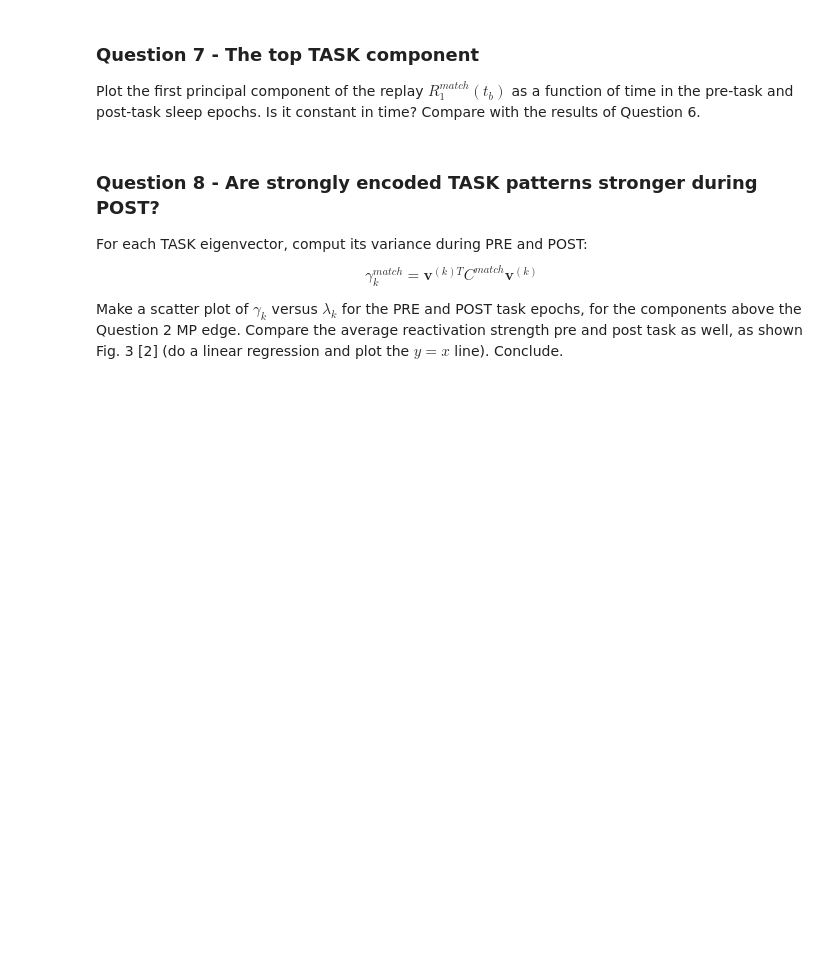
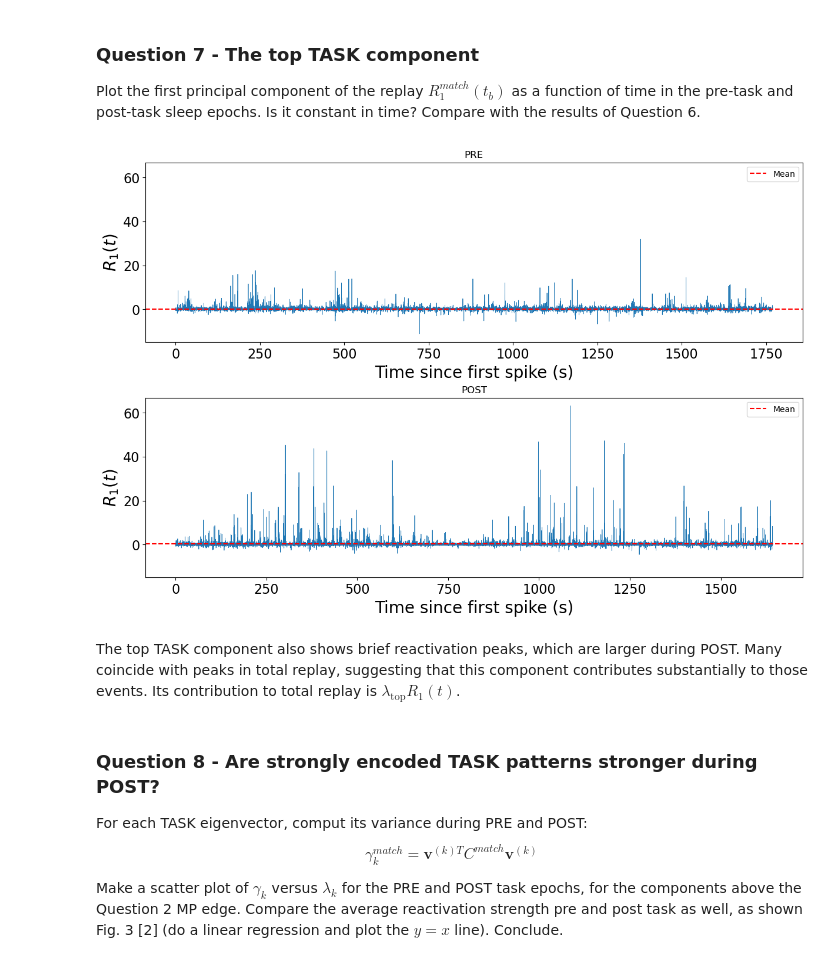
Before and after one commit to Marshhall/Sleep_Neural_Replay, a Jupyter notebook: main.ipynb, the cells around one changed output. Drawn from its saved outputs; the diff is of its cells as text; code cells hidden in the pictures; blank space fills up the shorter version.

```diff
--- a/main.ipynb
+++ b/main.ipynb
@@ -475,6 +502,54 @@ it constant in time? Compare with the results in Fig. 2 of Ref. [2].
 
 Plot the first principal component of the replay $R^{match}_1(t_b)$ as a function of time in the pre-task and post-task sleep epochs. Is
 it constant in time? Compare with the results of Question 6.
+# %%
+_, evecs_task = np.linalg.eigh(C_task)
+v_top = evecs_task[:, -1]
+
+replay_top = {}
+
+fig, axes = plt.subplots(
+    2, 1, figsize=(12, 8),
+    sharey=True, constrained_layout=True
+)
+
+for ax, label, path in zip(
+    axes,
+    ("PRE", "POST"),
+    (datapaths[0], datapaths[2])
+):
+    S_match = bin_spikes(np.loadtxt(path))
+    Y_match = (
+        (S_match - S_match.mean(axis=0))
+        / S_match.std(axis=0, ddof=1)
+    )
+
+    # Projection onto the top TASK component.
+    projection = Y_match @ v_top
+
+    # Remove individual-neuron terms, leaving pairwise contributions.
+    self_terms = np.sum((Y_match * v_top)**2, axis=1)
+    replay_top[label] = 0.5 * (projection**2 - self_terms)
+
+    times = (
+        np.arange(len(replay_top[label])) + 0.5
+    ) * DT_SECONDS
+
+    ax.plot(times, replay_top[label], lw=0.6)
+    ax.axhline(
+        replay_top[label].mean(),
+        color="red", linestyle="--", label="Mean"
+    )
+    ax.set_title(label)
+    ax.set_xlabel("Time since first spike (s)")
+    ax.set_ylabel(r"$R_1(t)$")
+    ax.legend()
+
+plt.show()
+# %% [output]
+[figure, added]
+# %% [markdown]
+The top TASK component also shows brief reactivation peaks, which are larger during POST. Many coincide with peaks in total replay, suggesting that this component contributes substantially to those events. Its contribution to total replay is $\lambda_{\mathrm{top}}R_1(t)$.
 # %% [markdown]
 ### Question 8 - Are strongly encoded TASK patterns stronger during POST?
 
```
Also changed, not shown: parts of 4 cells of this notebook.
